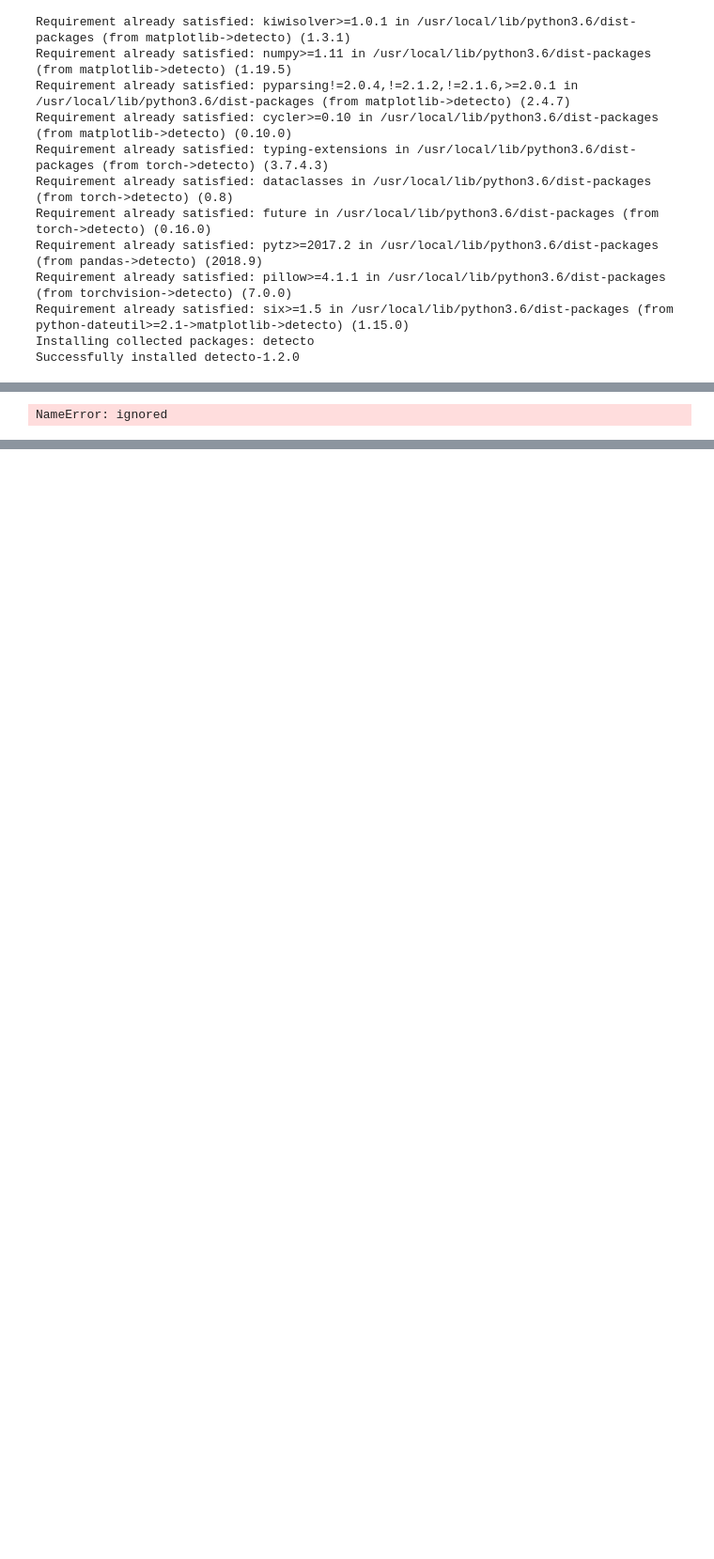
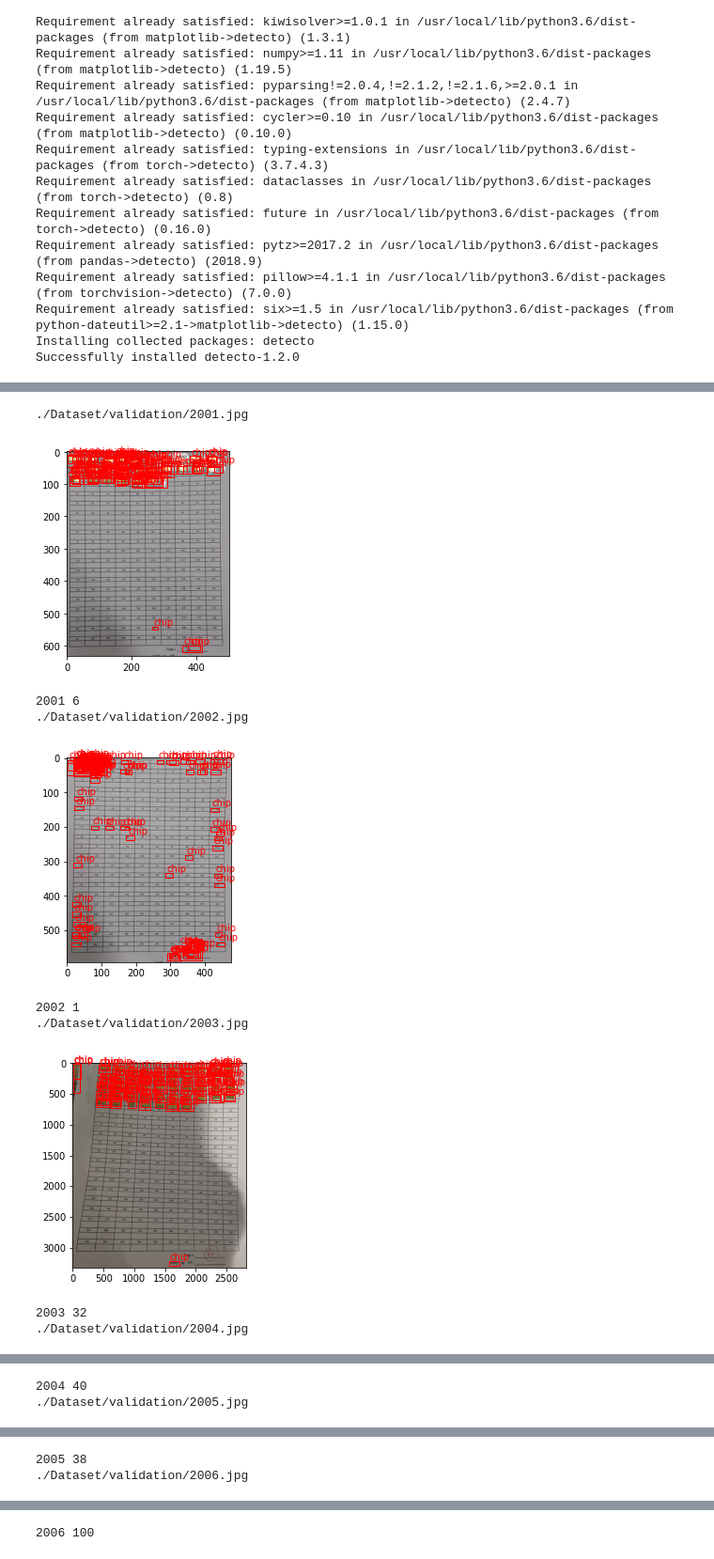
Before and after one commit to StatisticsHackathon/custom-object-detection, a Jupyter notebook: Custom_Object_Detection.ipynb, the cells around one changed output, grey strips where cells are left out. Shown: that part at 94% size. Cells and saved outputs as stored; diff of their text form; code cells hidden in the pictures; blank space fills up the shorter version.

```diff
--- a/Custom_Object_Detection.ipynb
+++ b/Custom_Object_Detection.ipynb
@@ -43,7 +41,6 @@ from detecto import core, utils, visualize
 
 from torchvision import transforms
 
-path = './drive/MyDrive/nus-sds-dsc2021'
 
 augmentations = transforms.Compose([
     transforms.ToPILImage(),
@@ -53,8 +50,8 @@ augmentations = transforms.Compose([
     utils.normalize_transform(),
 ])
 
-train = core.Dataset('./drive/MyDrive/nus-sds-dsc2021/rcnn/all')
-validation = core.Dataset('./drive/MyDrive/nus-sds-dsc2021/rcnn/validation')
+train = core.Dataset('./Dataset/all')
+validation = core.Dataset('./Dataset/validation')
 
 loader = core.DataLoader(train, batch_size=2, shuffle=True)
 loader2 = core.DataLoader(validation, batch_size=2, shuffle=True)
@@ -73,6 +87,5 @@ KeyboardInterrupt: ignored
 # %%
-path = './drive/MyDrive/nus-sds-dsc2021/train_data/train_images'
-path = './drive/MyDrive/nus-sds-dsc2021/rcnn/type1'
+path = './Dataset/validation'
 
 def predict(img):
   image = utils.read_image(img)
@@ -84,11 +97,11 @@ def predict(img):
   # ['alien', 'bat', 'bat']
 
   if 'handwriting' in labels:
-    print('yes')
+    print('handwritng present')
 
   len=0
   for score in scores:
-    if score >=0.8:
+    if score >=0.6:
       len=len+1
 
 
@@ -106,11 +119,20 @@ def predict(img):
   # print(scores)
   return len
 # %%
-imgs = [1033,1036,1037,1043,1050,1052,1056,1058]
+imgs = [i for i in range(2001,2007,1)]
 
 for img in imgs:
-  # print(path+'/'+str(img)+'.jpg')
+  print(path+'/'+str(img)+'.jpg')
   num_chips = predict(path+'/'+str(img)+'.jpg')
   print(img, num_chips)
 # %% [output]
-NameError: ignored
+./Dataset/validation/2001.jpg
+[figure, added]
+2001 6
+./Dataset/validation/2002.jpg
+[figure, added]
+2002 1
+./Dataset/validation/2003.jpg
+[figure, added]
+2003 32
+./Dataset/validation/2004.jpg
@@ -116,0 +140,2 @@ NameError: ignored
+2004 40
+./Dataset/validation/2005.jpg
@@ -116,0 +143,2 @@ NameError: ignored
+2005 38
+./Dataset/validation/2006.jpg
@@ -116,0 +146 @@ NameError: ignored
+2006 100
```
Also changed, not shown: parts of 6 cells of this notebook.
